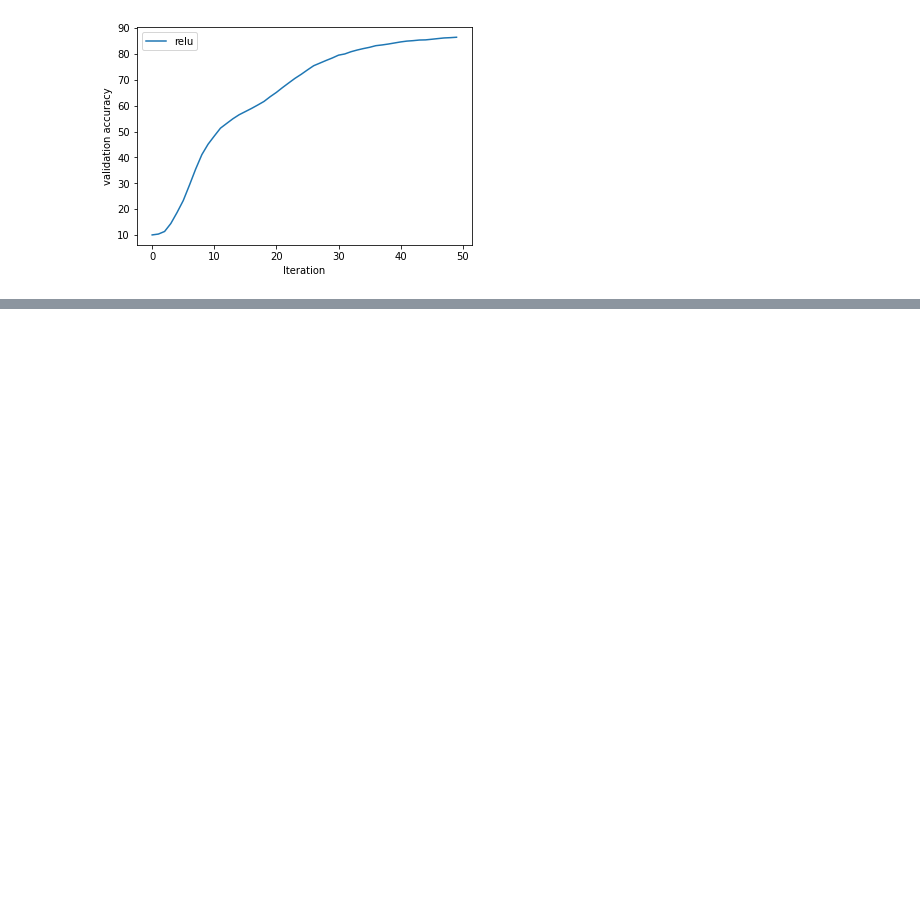
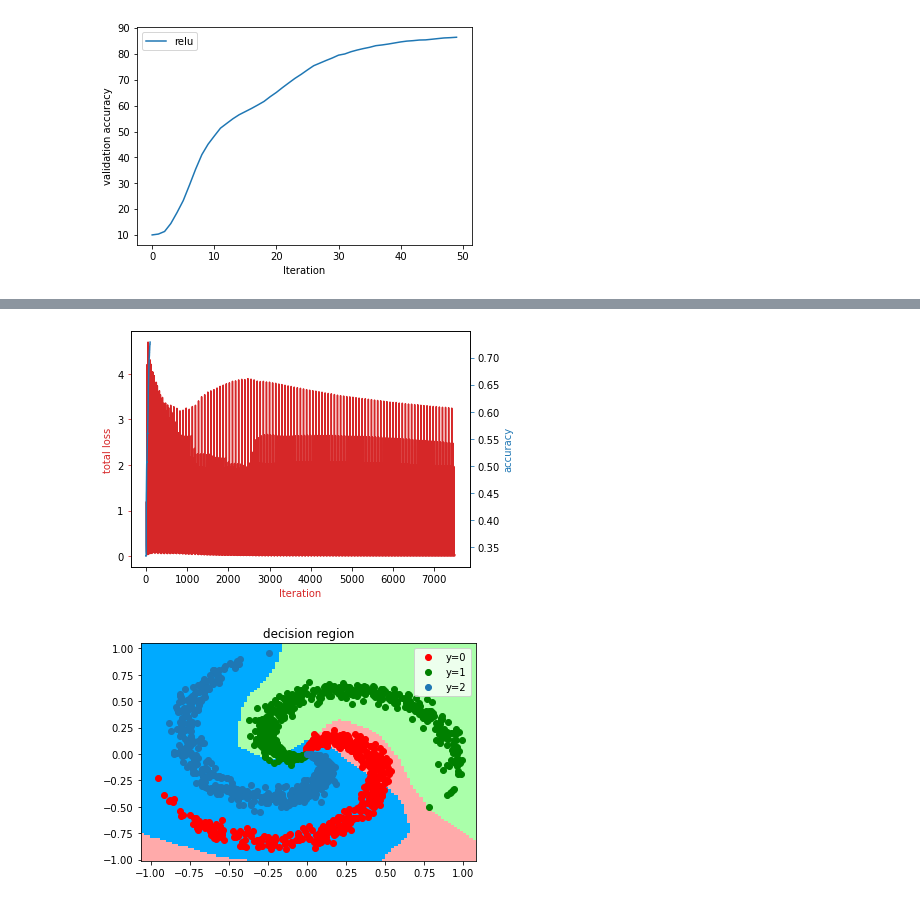
Before and after one commit to Ayush1695/PyTorch_Reference, a Jupyter notebook: 5_Deep_Neural_Network.ipynb, the cells around one changed output, grey strips where cells are left out. Cells and saved outputs as stored; diff of their text form; code cells hidden in the pictures; blank space fills up the shorter version.

```diff
--- a/5_Deep_Neural_Network.ipynb
+++ b/5_Deep_Neural_Network.ipynb
@@ -61,7 +61,7 @@ def train(model, criterion, train_loader, validation_loader, optimizer, epochs=1
         accuracy = 100 * (correct / len(validation_dataset))
         useful_stuff['validation_accuracy'].append(accuracy)
 
-    return useful_stuff
+    return useful_stuff, model
 # %%
 # Make some data
 train_dataset = dsets.MNIST(root = './data', train = True, download = True, transform = transforms.ToTensor())
@@ -92,6 +92,6 @@ learning_rate = 0.01
 
 modelRelu = NetRelu(input_dim, hidden_dim1, hidden_dim2, output_dim)
 optimizer = torch.optim.SGD(modelRelu.parameters(), lr = learning_rate)
-training_results_relu = train(modelRelu, criterion, train_loader, validation_loader, optimizer, epochs = cust_epochs)
+training_results_relu, model = train(modelRelu, criterion, train_loader, validation_loader, optimizer, epochs = cust_epochs)
 # %%
 # Compare the training loss
@@ -113,0 +129,21 @@ plt.legend()
+# %%
+# Define the function to plot the diagram
+
+def plot_decision_regions_3class(model, data_set):
+    cmap_light = ListedColormap(['#FFAAAA', '#AAFFAA', '#00AAFF'])
+    cmap_bold = ListedColormap(['#FF0000', '#00FF00', '#00AAFF'])
+    X = data_set.x.numpy()
+    y = data_set.y.numpy()
+    h = .02
+    x_min, x_max = X[:, 0].min() - 0.1, X[:, 0].max() + 0.1
+    y_min, y_max = X[:, 1].min() - 0.1, X[:, 1].max() + 0.1
+    xx, yy = np.meshgrid(np.arange(x_min, x_max, h), np.arange(y_min, y_max, h))
+    XX = torch.Tensor(np.c_[xx.ravel(), yy.ravel()])
+    _, yhat = torch.max(model(XX), 1)
+    yhat = yhat.numpy().reshape(xx.shape)
+    plt.pcolormesh(xx, yy, yhat, cmap=cmap_light)
+    plt.plot(X[y[:] == 0, 0], X[y[:] == 0, 1], 'ro', label = 'y=0')
+    plt.plot(X[y[:] == 1, 0], X[y[:] == 1, 1], 'go', label = 'y=1')
+    plt.plot(X[y[:] == 2, 0], X[y[:] == 2, 1], 'o', label = 'y=2')
+    plt.title("decision region")
+    plt.legend()
@@ -113,0 +255,15 @@ plt.legend()
+# %%
+# Training the model with 1 hidden layer with 50 neurons
+
+Layers = [2,50,3]
+model = Net(Layers)
+learning_rate = 0.1
+optimizer = torch.optim.SGD(model.parameters(), lr = learning_rate)
+train_loader = DataLoader(dataset = data_set, batch_size = 20)
+criterion = nn.CrossEntropyLoss()
+LOSS = train(data_set, model, criterion, train_loader, optimizer, epochs = 100)
+
+plot_decision_regions_3class(model, data_set)
+# %% [output]
+[figure, added]
+[figure, added]
```
Also changed, not shown: parts of 12 cells of this notebook.
